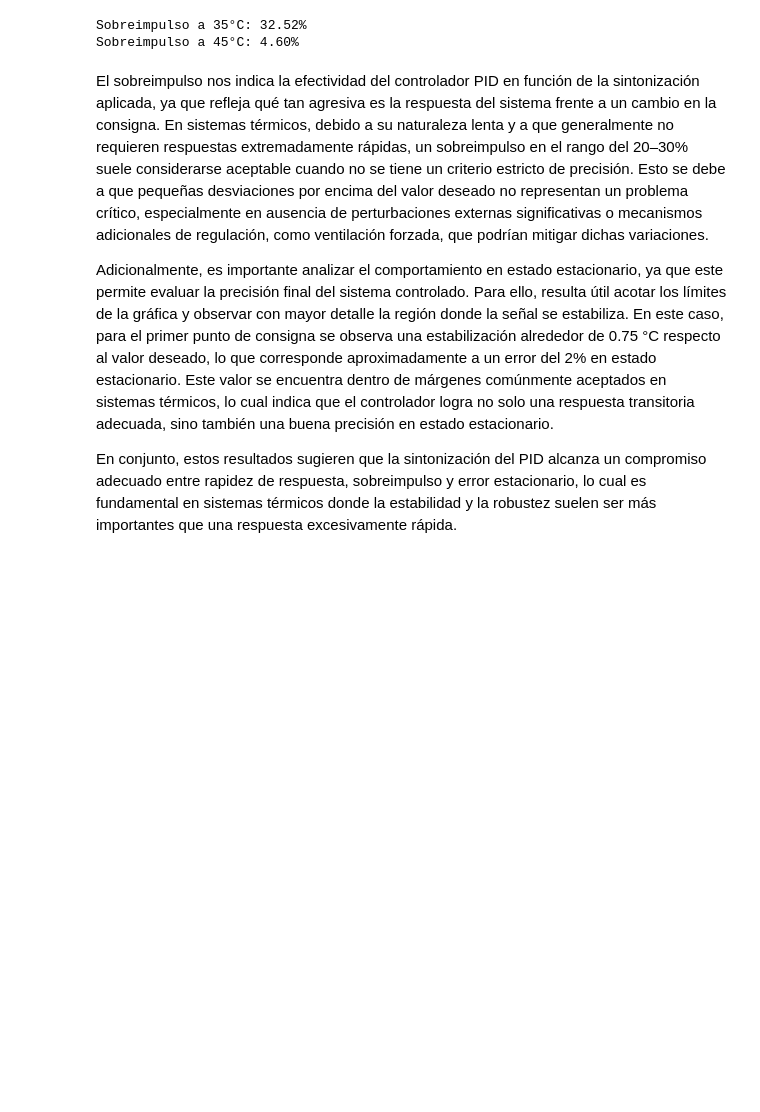
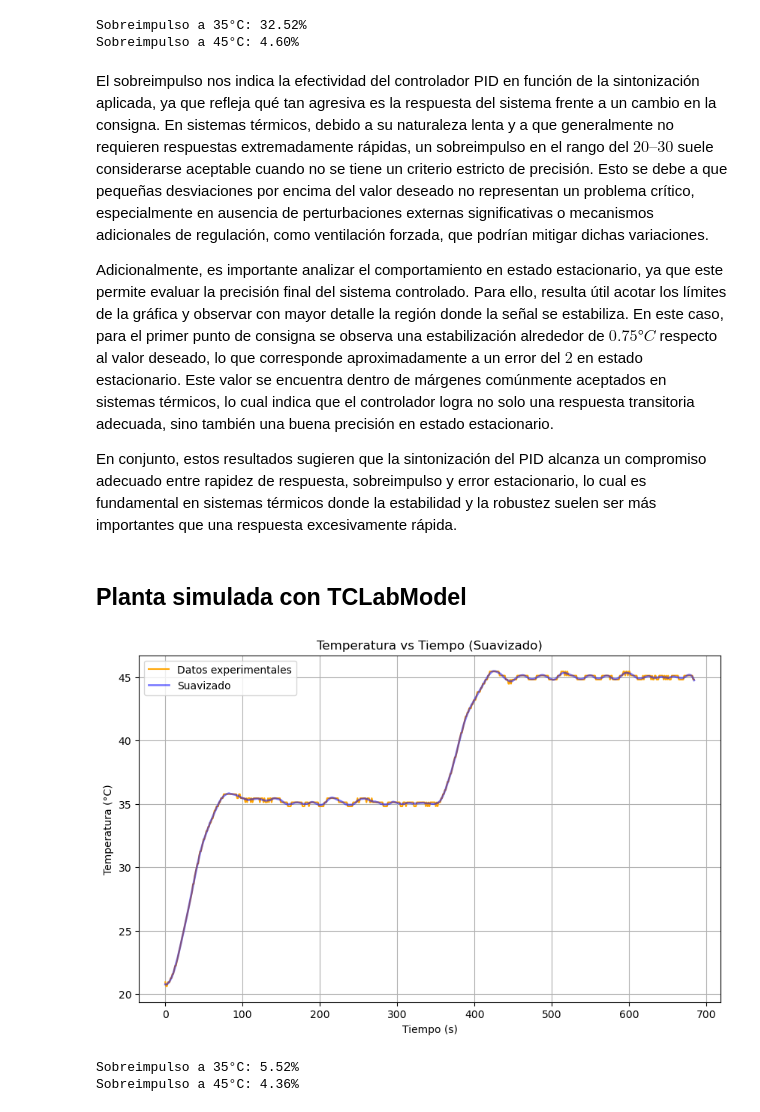
Before and after one commit to navalgoose4/SCL-2026I, a Jupyter notebook: LAB_4/lab_4.ipynb, the cells around one changed output. Saved outputs shown, nothing was run; the diff lists cells and outputs as text; code cells hidden in the pictures; blank space fills up the shorter version.

Commit message:
PID planta simulada

```diff
--- a/LAB_4/lab_4.ipynb
+++ b/LAB_4/lab_4.ipynb
@@ -316,8 +318,77 @@ print(f"Sobreimpulso a 45°C: {OS2:.2f}%")
 Sobreimpulso a 35°C: 32.52%
 Sobreimpulso a 45°C: 4.60%
 # %% [markdown]
-El sobreimpulso nos indica la efectividad del controlador PID en función de la sintonización aplicada, ya que refleja qué tan agresiva es la respuesta del sistema frente a un cambio en la consigna. En sistemas térmicos, debido a su naturaleza lenta y a que generalmente no requieren respuestas extremadamente rápidas, un sobreimpulso en el rango del 20–30% suele considerarse aceptable cuando no se tiene un criterio estricto de precisión. Esto se debe a que pequeñas desviaciones por encima del valor deseado no representan un problema crítico, especialmente en ausencia de perturbaciones externas significativas o mecanismos adicionales de regulación, como ventilación forzada, que podrían mitigar dichas variaciones.
+El sobreimpulso nos indica la efectividad del controlador PID en función de la sintonización aplicada, ya que refleja qué tan agresiva es la respuesta del sistema frente a un cambio en la consigna. En sistemas térmicos, debido a su naturaleza lenta y a que generalmente no requieren respuestas extremadamente rápidas, un sobreimpulso en el rango del $20–30%$ suele considerarse aceptable cuando no se tiene un criterio estricto de precisión. Esto se debe a que pequeñas desviaciones por encima del valor deseado no representan un problema crítico, especialmente en ausencia de perturbaciones externas significativas o mecanismos adicionales de regulación, como ventilación forzada, que podrían mitigar dichas variaciones.
 
-Adicionalmente, es importante analizar el comportamiento en estado estacionario, ya que este permite evaluar la precisión final del sistema controlado. Para ello, resulta útil acotar los límites de la gráfica y observar con mayor detalle la región donde la señal se estabiliza. En este caso, para el primer punto de consigna se observa una estabilización alrededor de 0.75 °C respecto al valor deseado, lo que corresponde aproximadamente a un error del 2% en estado estacionario. Este valor se encuentra dentro de márgenes comúnmente aceptados en sistemas térmicos, lo cual indica que el controlador logra no solo una respuesta transitoria adecuada, sino también una buena precisión en estado estacionario.
+Adicionalmente, es importante analizar el comportamiento en estado estacionario, ya que este permite evaluar la precisión final del sistema controlado. Para ello, resulta útil acotar los límites de la gráfica y observar con mayor detalle la región donde la señal se estabiliza. En este caso, para el primer punto de consigna se observa una estabilización alrededor de $0.75 °C$ respecto al valor deseado, lo que corresponde aproximadamente a un error del $2%$ en estado estacionario. Este valor se encuentra dentro de márgenes comúnmente aceptados en sistemas térmicos, lo cual indica que el controlador logra no solo una respuesta transitoria adecuada, sino también una buena precisión en estado estacionario.
 
 En conjunto, estos resultados sugieren que la sintonización del PID alcanza un compromiso adecuado entre rapidez de respuesta, sobreimpulso y error estacionario, lo cual es fundamental en sistemas térmicos donde la estabilidad y la robustez suelen ser más importantes que una respuesta excesivamente rápida.
+# %% [markdown]
+## Planta simulada con TCLabModel
+# %%
+# Open file
+data = pd.read_csv('data_lab4/data_PID_simulacion.txt', encoding='latin1', sep=',')
+
+# Extract data
+time = data['Tiempo (s)']
+temperature = data[' Temp1 (°C)']
+
+# Softer curve using Savitzky-Golay filter
+temperature_smooth = savgol_filter(temperature, window_length=21, polyorder=3)
+
+# Plot
+plt.figure(figsize=(10, 6))
+plt.plot(time, temperature, label='Datos experimentales', color='orange', alpha=1)
+plt.plot(time, temperature_smooth, label='Suavizado', color='blue', linewidth=2, alpha=0.5)
+
+plt.title('Temperatura vs Tiempo (Suavizado)')
+plt.xlabel('Tiempo (s)')
+plt.ylabel('Temperatura (°C)')
+#plt.xlim(200, 350)
+#plt.ylim(35,37)
+plt.legend()
+plt.grid()
+plt.show()
+# %% [output]
+[figure, added]
+# %%
+# Cargar datos
+data = pd.read_csv('data_lab4/data_PID_simulacion.txt', encoding='latin1', sep=',')
+
+# Extraer variables
+t = data['Tiempo (s)'].values
+y = data[' Temp1 (°C)'].values
+
+# Definir setpoint
+sp = np.zeros_like(t)
+sp[t < 350] = 35
+sp[t >= 350] = 45
+
+# Detectar cambio automáticamente
+cambio = np.where(np.diff(sp) > 5)[0][0]
+
+# TRAMO 1 (35°C)
+y1 = y[:cambio]
+t1 = t[:cambio]
+
+y1_ini = y1[0]
+y1_final = 35
+y1_max = np.max(y1)
+OS1 = (y1_max - y1_final) / (y1_final - y1_ini) * 100
+
+
+# TRAMO 2 (45°C)
+y2 = y[cambio:]
+t2 = t[cambio:]
+
+y2_ini = y2[0]
+y2_final = 45
+y2_max = np.max(y2)
+
+OS2 = (y2_max - y2_final) / (y2_final - y2_ini) * 100
+
+print(f"Sobreimpulso a 35°C: {OS1:.2f}%")
+print(f"Sobreimpulso a 45°C: {OS2:.2f}%")
+# %% [output]
+Sobreimpulso a 35°C: 5.52%
+Sobreimpulso a 45°C: 4.36%
```
Also changed, not shown: parts of 2 cells of this notebook.
